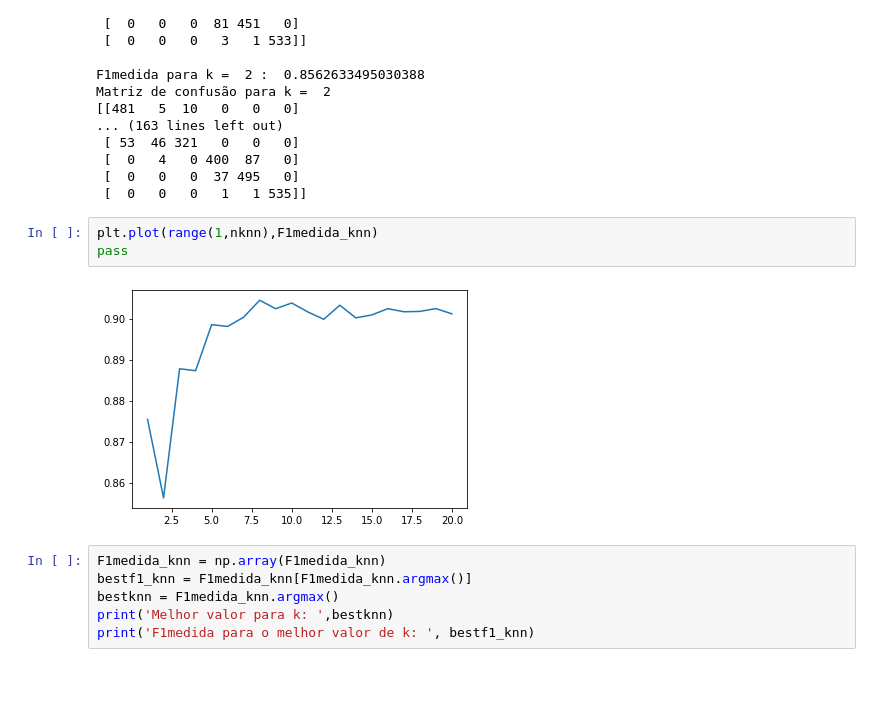
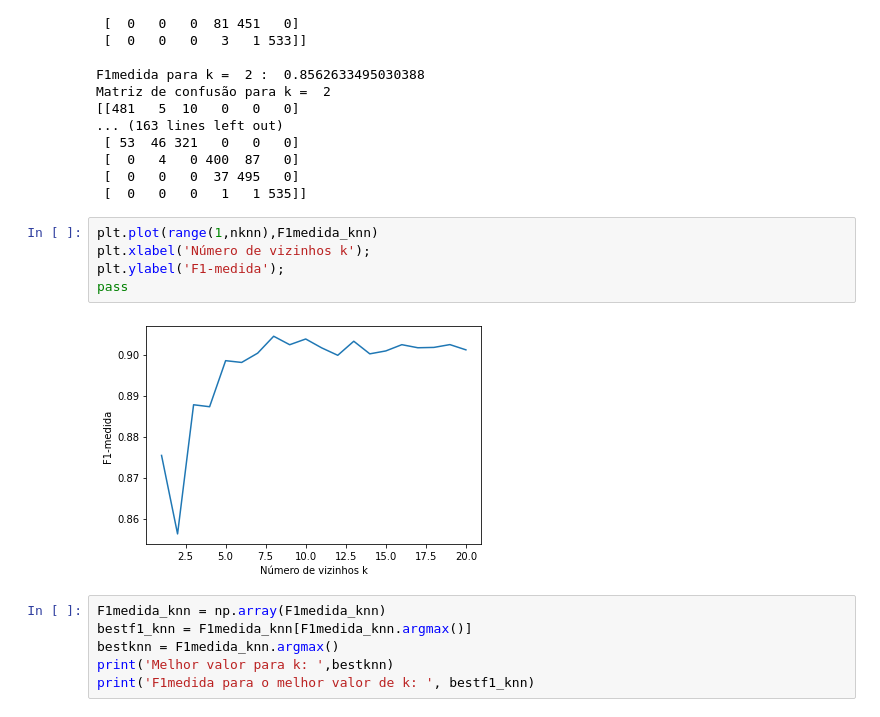
Before and after one commit to arlindots/maclea, a Jupyter notebook: efcdois.ipynb, the cells around one changed output. Cells and saved outputs as stored; diff of their text form; blank space fills up the shorter version.

```diff
--- a/efcdois.ipynb
+++ b/efcdois.ipynb
@@ -276,9 +276,11 @@ Matriz de confusão para k =  2
  [  0   0   0   1   1 535]]
 # %%
 plt.plot(range(1,nknn),F1medida_knn)
+plt.xlabel('Número de vizinhos k');
+plt.ylabel('F1-medida');
 pass
 # %% [output]
-[figure, old version]
+[figure, new version]
 # %%
 F1medida_knn = np.array(F1medida_knn)
 bestf1_knn = F1medida_knn[F1medida_knn.argmax()]
```
